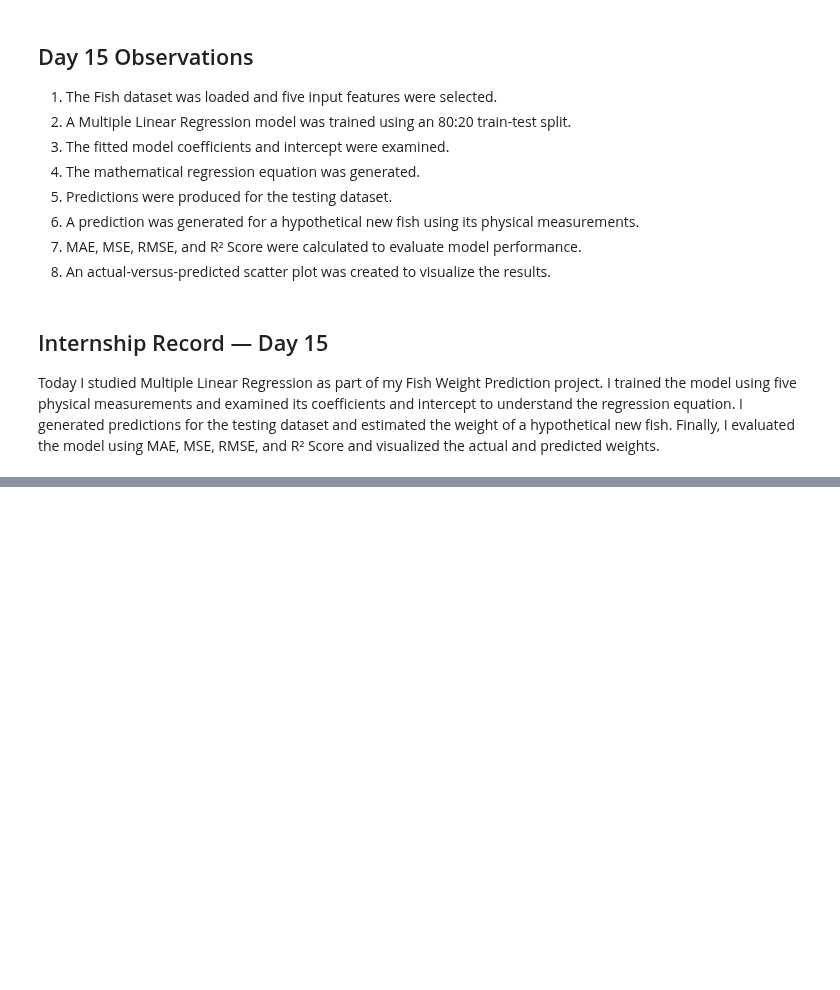
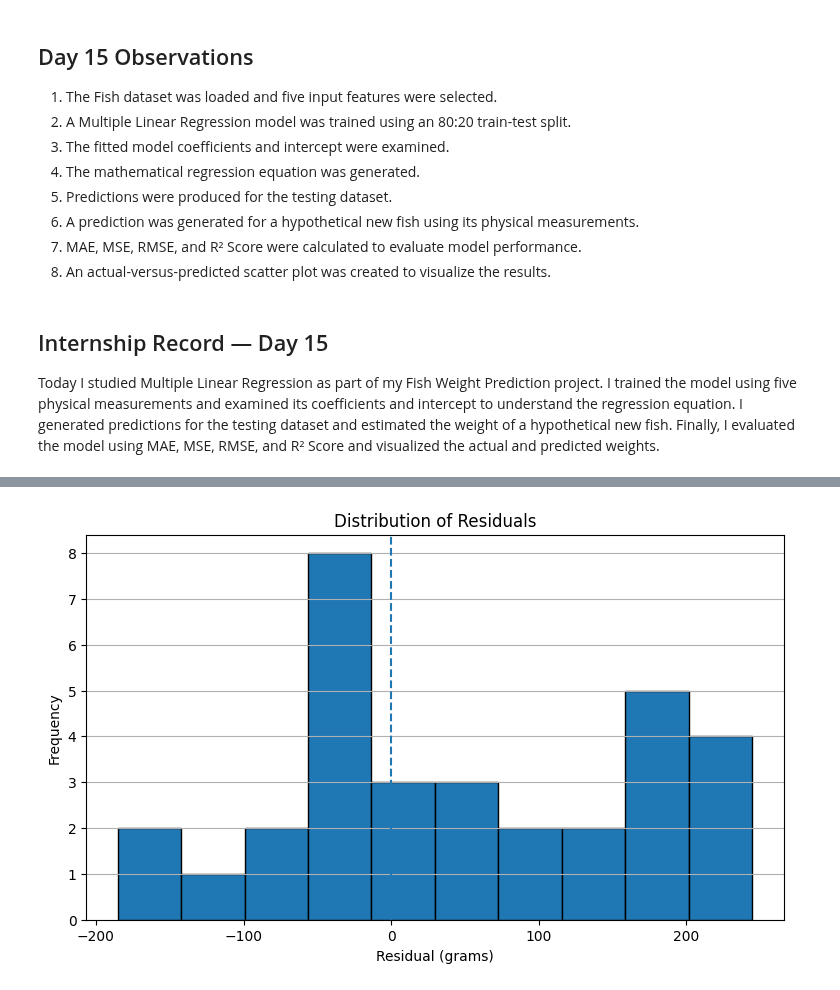
Before and after one commit to abhipsa29-cloud/Fish-Weight-Prediction, a Jupyter notebook: Fish_Weight_Prediction.ipynb, the cells around one changed output, grey strips where cells are left out. Cells and saved outputs as stored; diff of their text form; code cells hidden in the pictures; blank space fills up the shorter version.

```diff
--- a/Fish_Weight_Prediction.ipynb
+++ b/Fish_Weight_Prediction.ipynb
@@ -3344,0 +3520,15 @@ Today I studied Multiple Linear Regression as part of my Fish Weight Prediction
+# %%
+plt.figure(figsize=(9, 5))
+
+plt.hist(residuals, bins=10, edgecolor="black")
+
+plt.axvline(x=0, linestyle="--")
+
+plt.title("Distribution of Residuals")
+plt.xlabel("Residual (grams)")
+plt.ylabel("Frequency")
+
+plt.grid(axis="y")
+plt.show()
+# %% [output]
+[figure, added]
```
Also changed, not shown: parts of 16 cells of this notebook.
